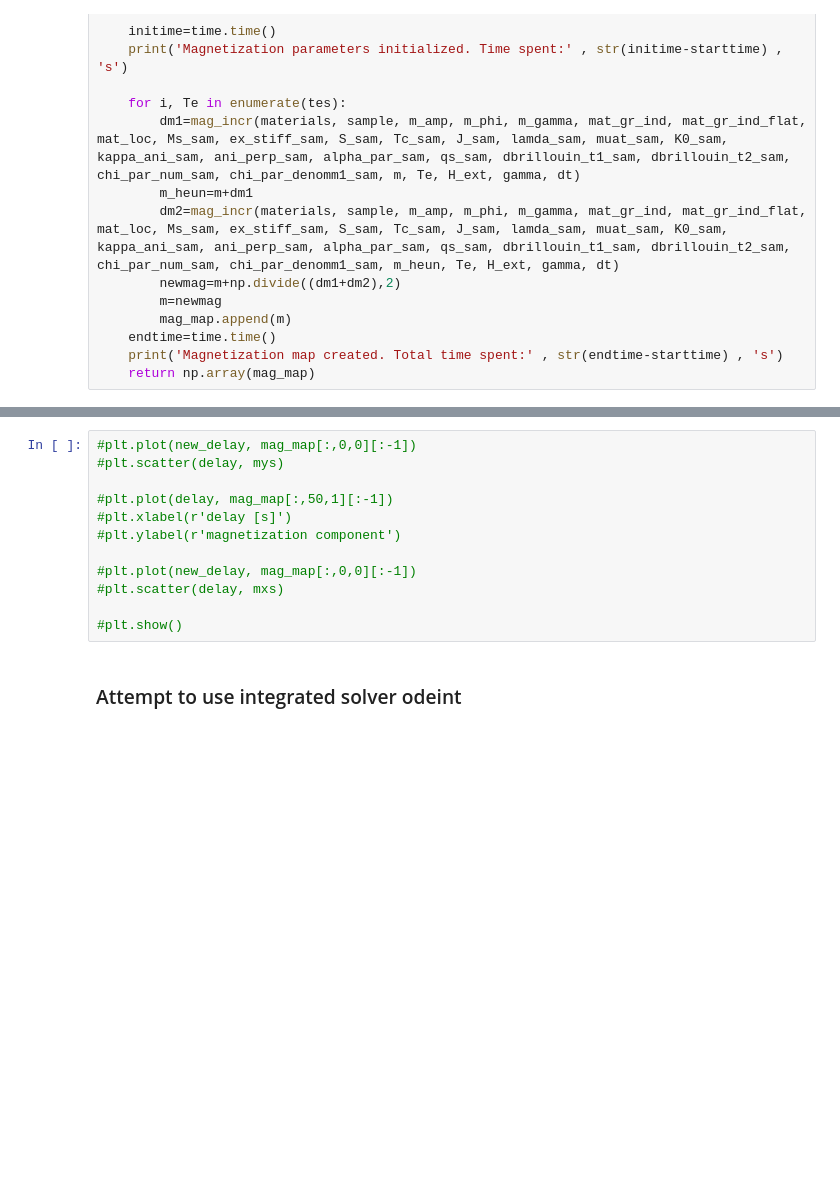
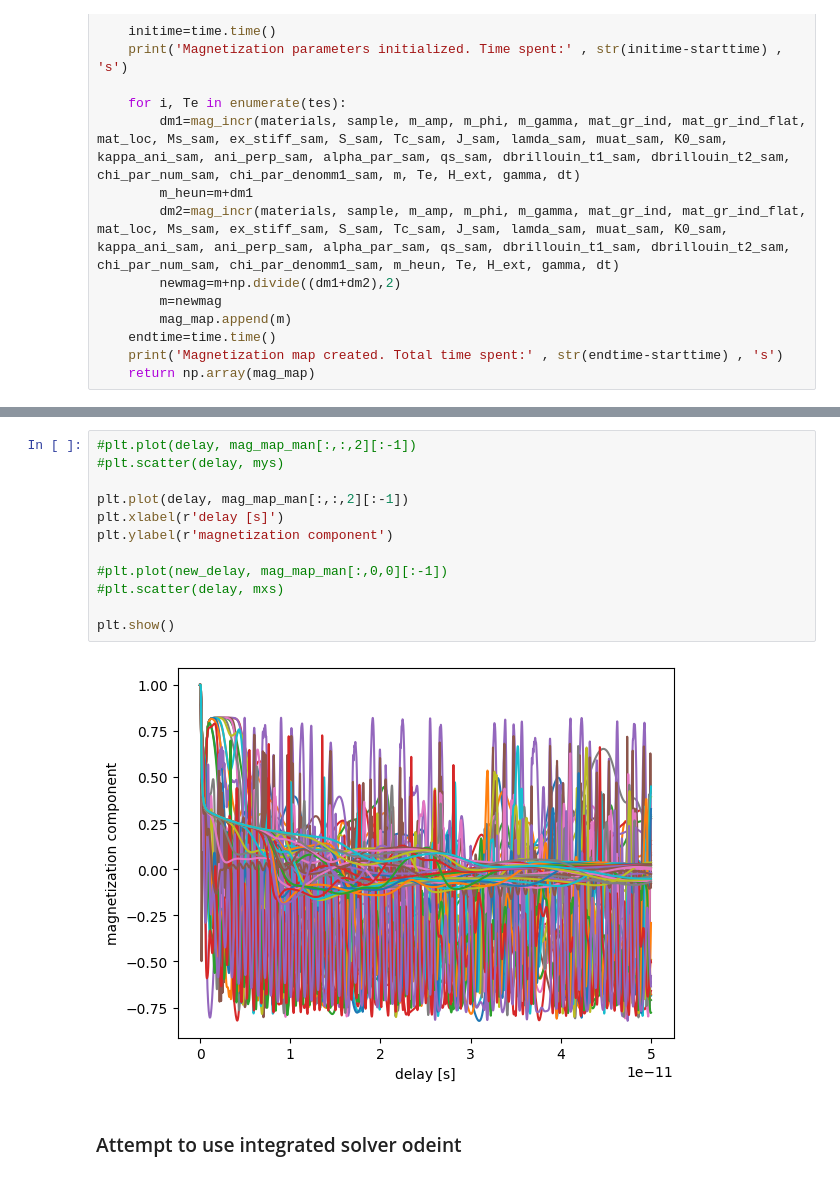
Before and after one commit to Nilodirf/LLB, a Jupyter notebook: llb_params.ipynb, the cells around one changed output, grey strips where cells are left out. Drawn from its saved outputs; the diff is of its cells as text; blank space fills up the shorter version.

```diff
--- a/llb_params.ipynb
+++ b/llb_params.ipynb
@@ -738,15 +743,17 @@ def run_LLB(tes, dt):
 # %%
-#plt.plot(new_delay, mag_map[:,0,0][:-1])
+#plt.plot(delay, mag_map_man[:,:,2][:-1])
 #plt.scatter(delay, mys)
 
-#plt.plot(delay, mag_map[:,50,1][:-1])
-#plt.xlabel(r'delay [s]')
-#plt.ylabel(r'magnetization component')
+plt.plot(delay, mag_map_man[:,:,2][:-1])
+plt.xlabel(r'delay [s]')
+plt.ylabel(r'magnetization component')
 
-#plt.plot(new_delay, mag_map[:,0,0][:-1])
+#plt.plot(new_delay, mag_map_man[:,0,0][:-1])
 #plt.scatter(delay, mxs)
 
-#plt.show()
+plt.show()
+# %% [output]
+[figure, added]
 # %% [markdown]
 ### Attempt to use integrated solver odeint
 # %% [markdown]
```
Also changed, not shown: parts of 14 cells of this notebook.
